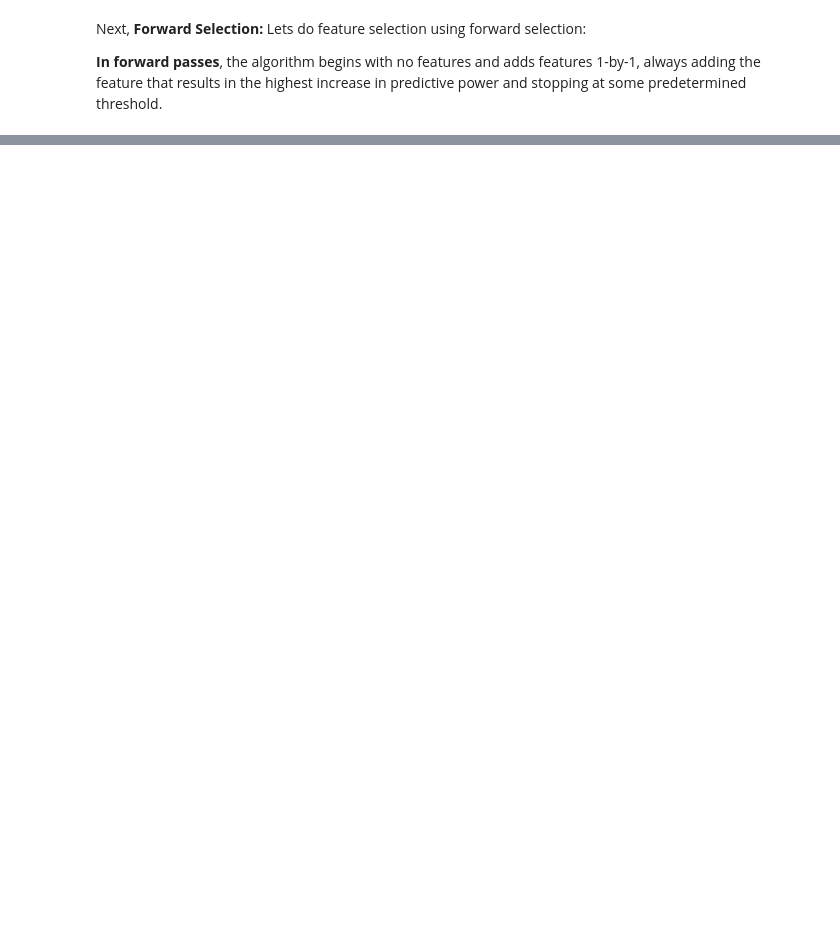
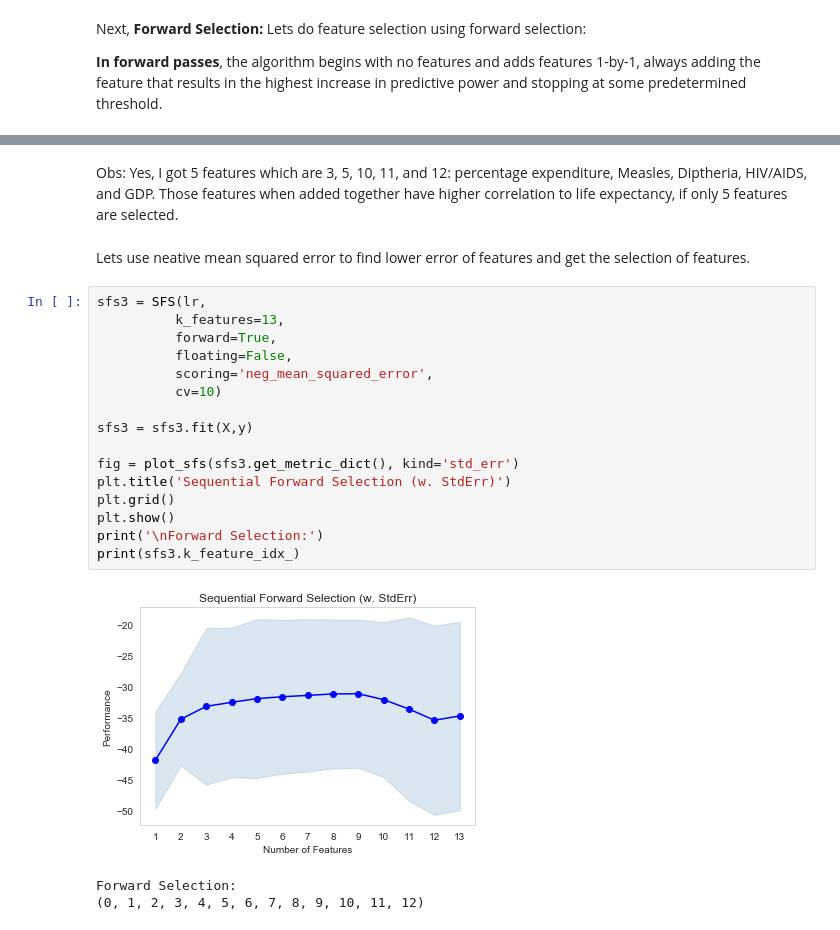
Before and after one commit to pspabhandari/EDA-challenge, a Jupyter notebook: EDA challenge.ipynb, the cells around one changed output, grey strips where cells are left out. Cells and saved outputs as stored; diff of their text form; blank space fills up the shorter version.

```diff
--- a/EDA challenge.ipynb
+++ b/EDA challenge.ipynb
@@ -1289,0 +1273,25 @@ Forward Selection:
+# %% [markdown]
+Obs:
+Yes, I got 5 features which are 3, 5, 10, 11, and 12: percentage expenditure, Measles, Diptheria, HIV/AIDS, and GDP. Those features when added together have higher correlation to life expectancy, if only 5 features are selected.
+# %% [markdown]
+Lets use neative mean squared error to find lower error of features and get the selection of features.
+# %%
+sfs3 = SFS(lr,
+          k_features=13,
+          forward=True,
+          floating=False,
+          scoring='neg_mean_squared_error',
+          cv=10)
+
+sfs3 = sfs3.fit(X,y)
+
+fig = plot_sfs(sfs3.get_metric_dict(), kind='std_err')
+plt.title('Sequential Forward Selection (w. StdErr)')
+plt.grid()
+plt.show()
+print('\nForward Selection:')
+print(sfs3.k_feature_idx_)
+# %% [output]
+[figure, added]
+Forward Selection:
+(0, 1, 2, 3, 4, 5, 6, 7, 8, 9, 10, 11, 12)
```
Also changed, not shown: parts of 36 cells of this notebook.
